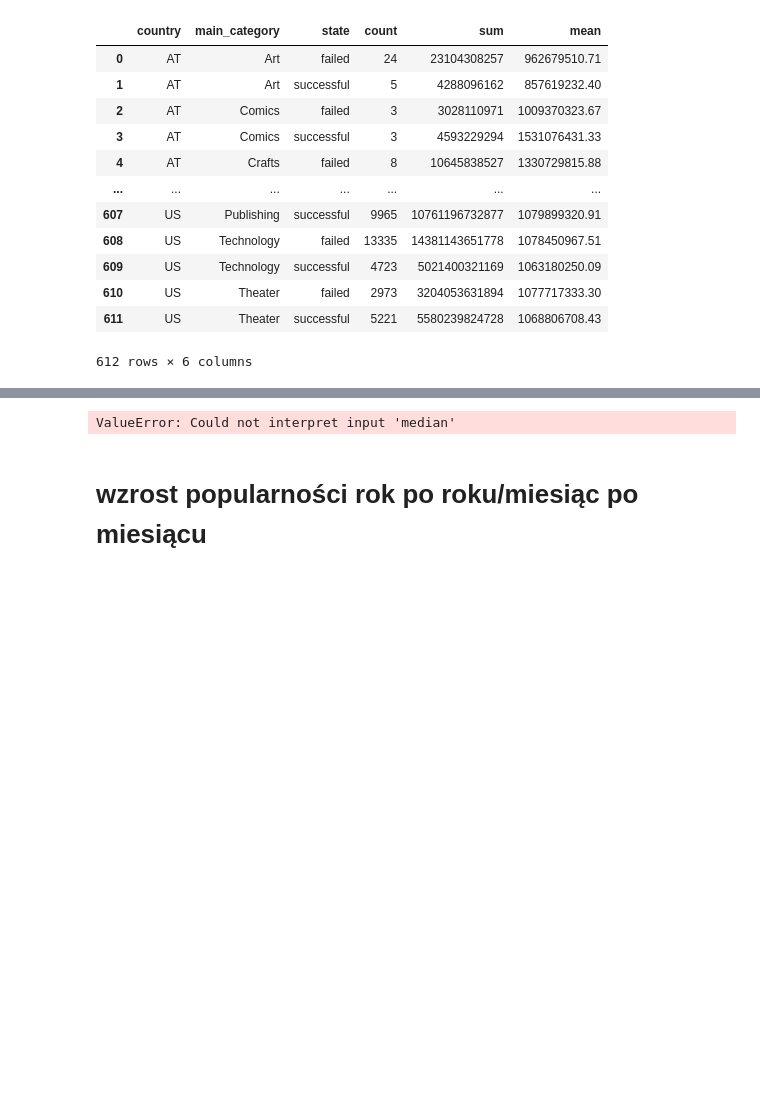
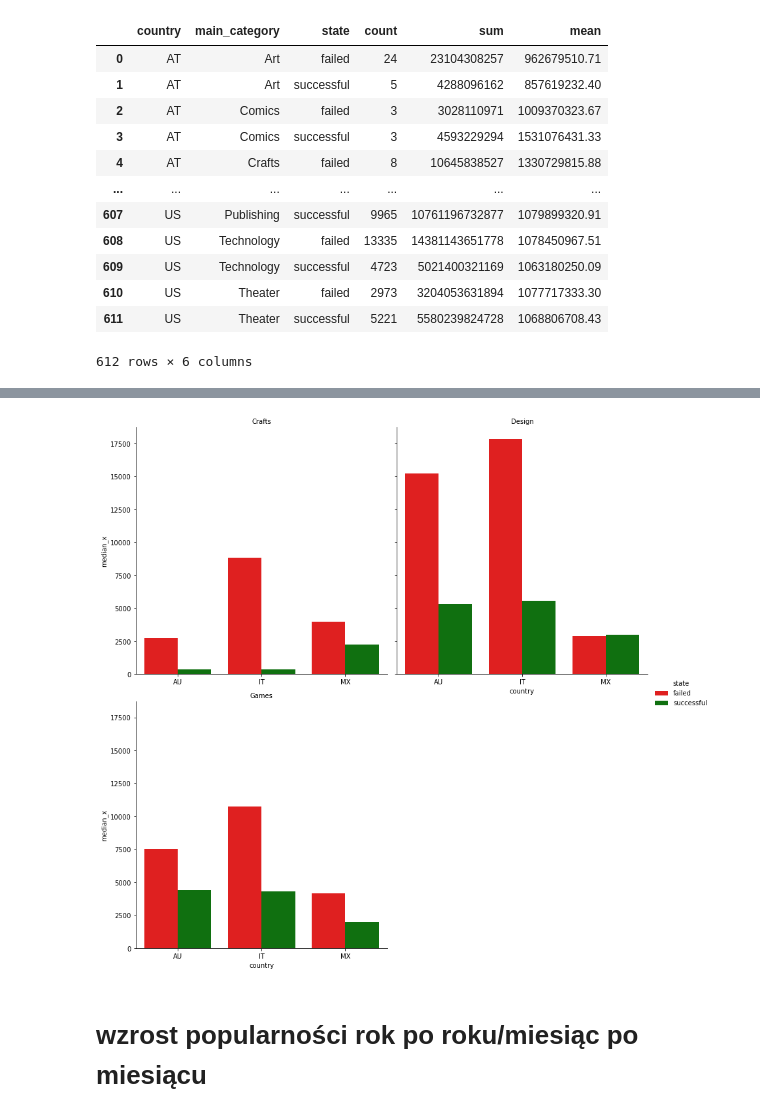
Before and after one commit to infoshareacademy/jdszr7-gold_diggers, a Jupyter notebook: python_projects/Kickstarter/plots.ipynb, the cells around one changed output, grey strips where cells are left out. Drawn from its saved outputs; the diff is of its cells as text; code cells hidden in the pictures; blank space fills up the shorter version.

```diff
--- a/python_projects/Kickstarter/plots.ipynb
+++ b/python_projects/Kickstarter/plots.ipynb
@@ -228,27 +238,27 @@ Box(children=(SelectMultiple(description='Kategoria', index=(6,), options=('Publ
 # %%
 
 refresh_button = widgets.Button(description="Odśwież")
 output = widgets.Output()
 
 
 def refresh(b):
     clear_output()
     display(refresh_button, output)
     #tworzę listę wybranych kategorii
     list_wdg_main_category = list(widget_main_cat.value)
     #tworzę listę wybranych lat
     list_wdg_country = list(widget_country.value)
     #Filtruję DF wg wybranych kategorii
     df_new = df_clean[( df_clean['main_category'].isin(list_wdg_main_category) ) & ( df_clean['country'].isin(list_wdg_country) )]
     #Tworzę wykres na podstawie nowego DF
-    return bar_plot_3_var(df_clean, var_col = 'main_category', var_x = 'country', var_y = 'median', hue_var = 'state',zmienna_ilosciowa = 'usd_goal_real', palette_list = ['r', 'g'],column_wrap =2, height_value = 6)
+    return bar_plot_3_var(df_new, var_col = 'main_category', var_x = 'country', var_y = 'median_x', hue_var = 'state',zmienna_ilosciowa = 'usd_goal_real', palette_list = ['r', 'g'],column_wrap =2, height_value = 6)
 
 display(refresh_button, output)
 refresh_button.on_click(refresh)
 # %% [output]
 [interactive output not drawn]
 [interactive output not drawn]
-ValueError: Could not interpret input 'median'
+[figure, added]
 # %% [markdown]
 # wzrost popularności rok po roku/miesiąc po miesiącu
 # %%
```
Also changed, not shown: parts of 33 cells of this notebook, 1 other file.
